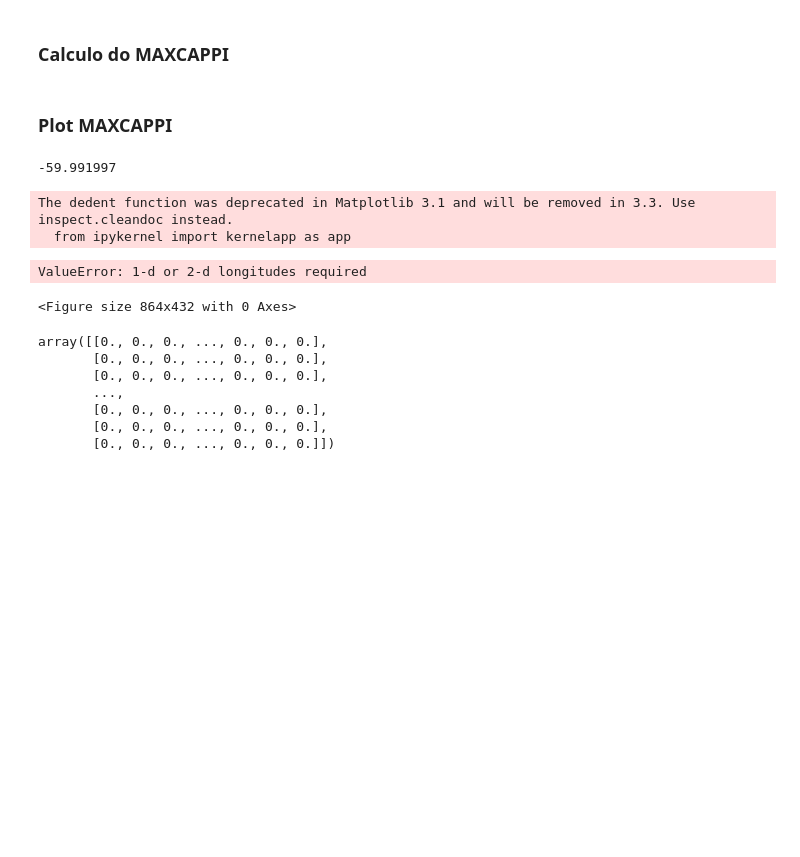
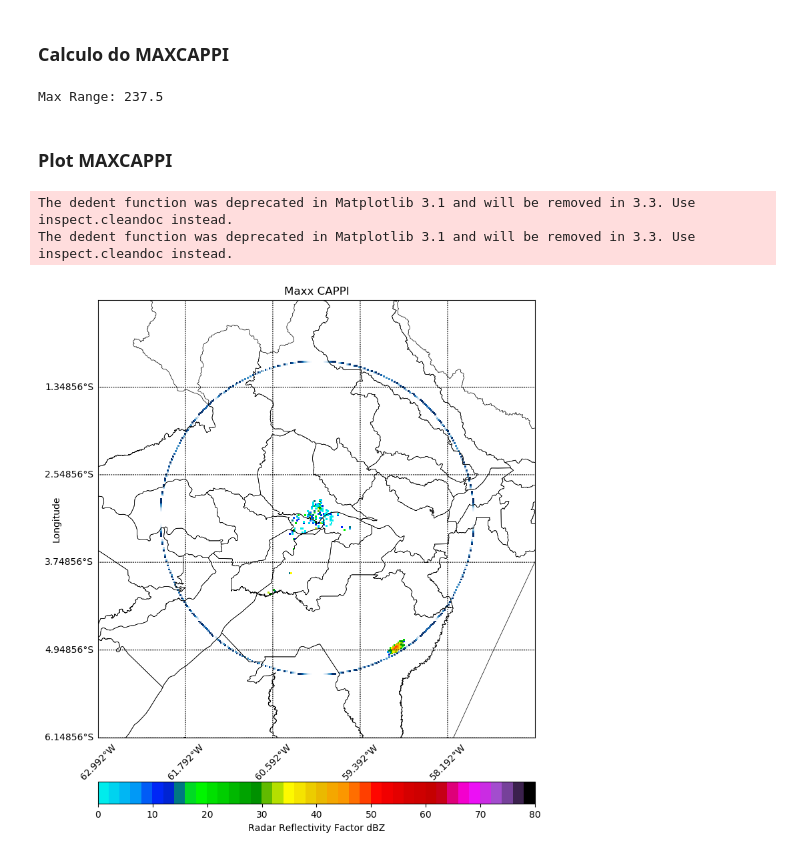
Before and after one commit to helvecioneto/CAP-394, a Jupyter notebook: 01-EDA.ipynb, the cells around one changed output. Drawn from its saved outputs; the diff is of its cells as text; code cells hidden in the pictures; blank space fills up the shorter version.

Commit message:
Plot Radar RANGE

```diff
--- a/01-EDA.ipynb
+++ b/01-EDA.ipynb
@@ -47,6 +47,10 @@ Unidade de Y0:  km
 dbz = xds.DBZc.data
 lat = xds.DBZc['lat0'].data
 lon = xds.DBZc['lon0'].data
+x0 = xds.DBZc['x0'].data
+y0 = xds.DBZc['y0'].data
+rrange = xds.range.data
+rrange = rrange[0]
 # %% [markdown]
 ### Calculo do MAXCAPPI
 # %%
@@ -71,5 +75,5 @@ def maxCAPPI(data):
     for i in range(241):
         for j in range(241):
             if maxC[i][j] == -9999:
-                maxC[i][j] = np.float32('0.0')
+                maxC[i][j] = np.float32('nan')
     return maxC
@@ -75,0 +103,4 @@ def maxCAPPI(data):
+# %%
+maxrange = radarRange(rrange[39])
+# %% [output]
+Max Range: 237.5
@@ -77,66 +110,52 @@ def maxCAPPI(data):
 dados = maxCAPPI(dbz)
 # %% [markdown]
 ### Plot MAXCAPPI
-# %%
-lat0 = lat.mean()
-lon0 = lon.mean()
-
-lon0
-# %% [output]
--59.991997
 # %%
-my_coords = [-3.2, -59.4514]
-zoom_scale = 6
+my_coords = [-3.148556, -59.992000]     ## RADAR T1 SIPAM COORDS
+zoom_scale = 3                        ## ZOOM SCALE
+
+
+bbox = [my_coords[0]-zoom_scale,my_coords[0]+zoom_scale,\
+        my_coords[1]-zoom_scale,my_coords[1]+zoom_scale]
+
+
+fig, axes = plt.subplots(nrows=1,ncols=1,figsize=(10,10),dpi=100)
+label = 'Radar Reflectivity Factor ' + dbz_unit+ ''
+title = 'Maxx CAPPI'
 
 levs = np.linspace(0,80,41,endpoint=True)
 norm = mpl.colors.BoundaryNorm(levs,256)
 cmap = 'pyart_NWSRef'
 ax = axes
 
-
-bbox = [my_coords[0]-zoom_scale,my_coords[0]+zoom_scale,\
-        my_coords[1]-zoom_scale,my_coords[1]+zoom_scale]
-
-plt.figure(figsize=(12,6))
 m = Basemap(projection='merc',llcrnrlat=bbox[0],urcrnrlat=bbox[1],\
             llcrnrlon=bbox[2],urcrnrlon=bbox[3],lat_ts=10,resolution='i')
 
-#cs = m.pcolormesh(lat0,lon0,dados,norm=norm,cmap=cmap,ax=ax,latlon=False)
+xi, yi = m(lon, lat)
 
-m.pcolormesh(lon0,lat0,dados,shading='flat',cmap=plt.cm.jet,latlon=True)
-
-#cs = m.plot(lat0,lon0,dados)
+cs = m.pcolormesh(xi,yi,maxrange, cmap='Blues')
+cs = m.pcolormesh(xi,yi,dados,norm=norm,cmap=cmap,ax=ax)
 
 
-# m.drawcoastlines()
-# m.fillcontinents(color='#FAFAFA',lake_color='dodgerblue')
+# # # # Add Grid Lines
+m.drawparallels(np.arange(bbox[0],bbox[1],(bbox[1]-bbox[0])/5),labels=[1,0,0,0])
+m.drawmeridians(np.arange(bbox[2],bbox[3],(bbox[3]-bbox[2])/5),labels=[0,0,0,1],rotation=45)
+#m.drawmapboundary(fill_color='green')
 
-# m.drawparallels(np.arange(bbox[0],bbox[1],(bbox[1]-bbox[0])/5),labels=[1,0,0,0])
-# m.drawmeridians(np.arange(bbox[2],bbox[3],(bbox[3]-bbox[2])/5),labels=[0,0,0,1],rotation=45)
-# m.drawmapboundary(fill_color='dodgerblue')
+m.readshapefile('./data/am_municipios/13MUE250GC_SIR', 'teste')
 
-# # # # # # Add Colorbar
-# # cbar = m.colorbar(cs, location='bottom', pad="10%")
-# # cbar.set_label(label)
 
-x,y = m(my_coords[1],my_coords[0])
-plt.title("Geographic Amazon")
+# # # # # Add Colorbar
+cbar = m.colorbar(cs, location='bottom', pad="10%")
+cbar.set_label(label)
+
+# # # # # Add Title
+plt.title(title)
 plt.ylabel('Longitude', labelpad=40)
 plt.xlabel('Latitude', labelpad=60)
 
 plt.show()
 # %% [output]
 The dedent function was deprecated in Matplotlib 3.1 and will be removed in 3.3. Use inspect.cleandoc instead.
-  from ipykernel import kernelapp as app
+The dedent function was deprecated in Matplotlib 3.1 and will be removed in 3.3. Use inspect.cleandoc instead.
-ValueError: 1-d or 2-d longitudes required
-<Figure size 864x432 with 0 Axes>
+[figure, added]
-# %%
-dados
-# %% [output]
-array([[0., 0., 0., ..., 0., 0., 0.],
-       [0., 0., 0., ..., 0., 0., 0.],
-       [0., 0., 0., ..., 0., 0., 0.],
-       ...,
-       [0., 0., 0., ..., 0., 0., 0.],
-       [0., 0., 0., ..., 0., 0., 0.],
-       [0., 0., 0., ..., 0., 0., 0.]])
```
Also changed, not shown: parts of 4 cells of this notebook, 12 other files.
